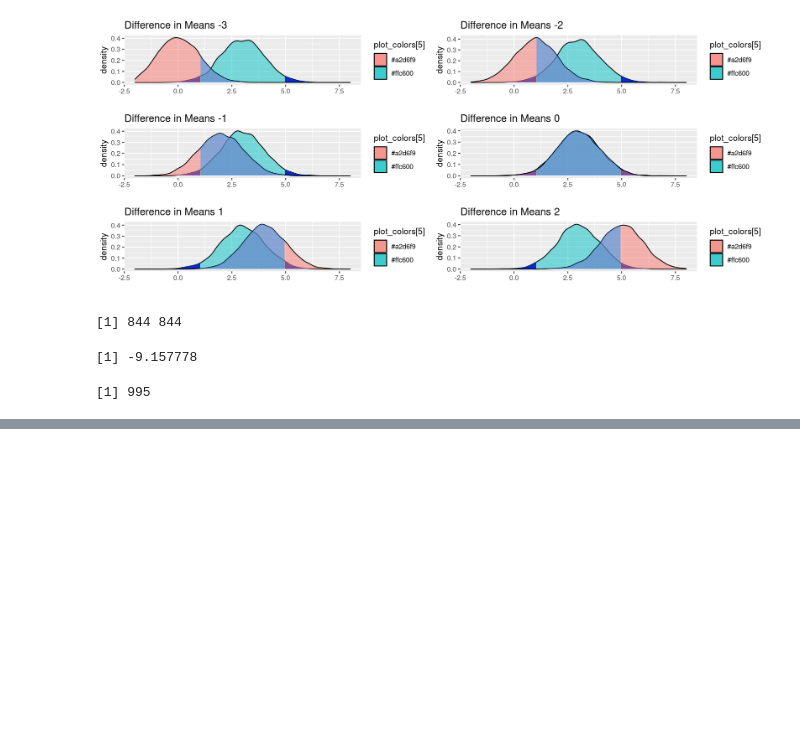
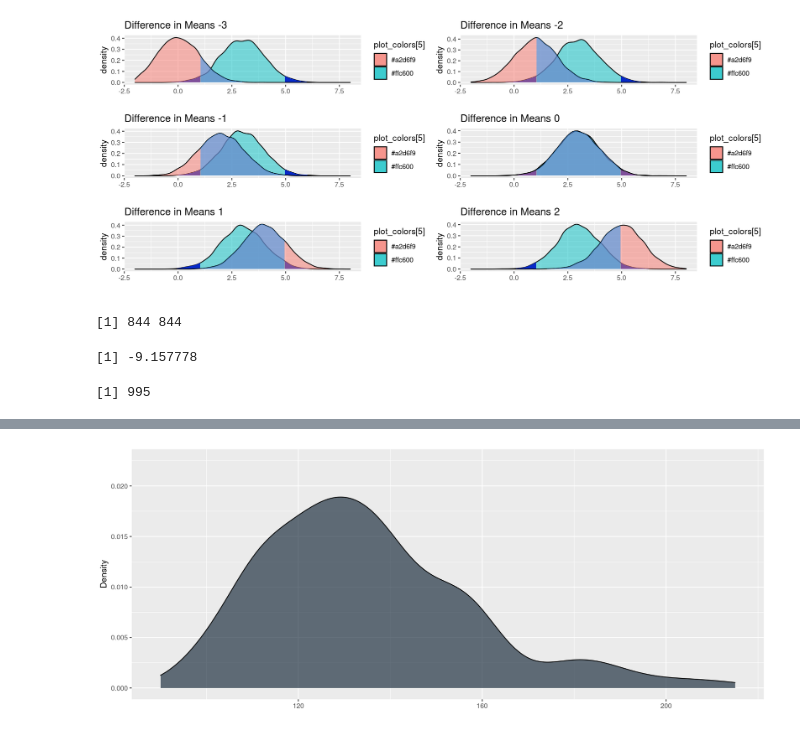
Before and after one commit to hkopanski/502_final_project, a Jupyter notebook: 502_Project.ipynb, the cells around one changed output, grey strips where cells are left out. Drawn from its saved outputs; the diff is of its cells as text; code cells hidden in the pictures; blank space fills up the shorter version.

```diff
--- a/502_Project.ipynb
+++ b/502_Project.ipynb
@@ -838,0 +867,4 @@ sum(sim_test(5.5, 3, 500, 5, 3, 500)[,8])
+# %%
+total_data
+# %% [output]
+[figure, added]
```
Also changed, not shown: parts of 1 cell of this notebook, 2 other files.
